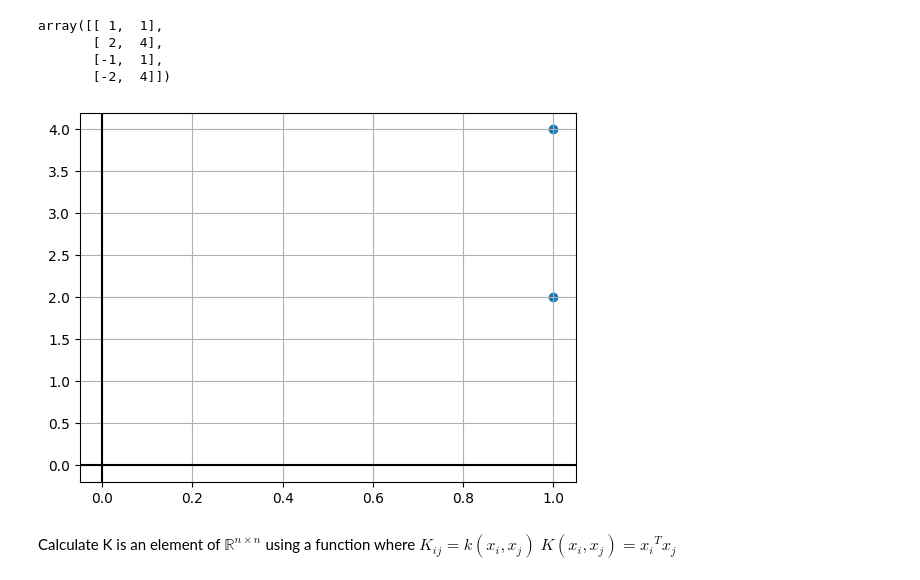
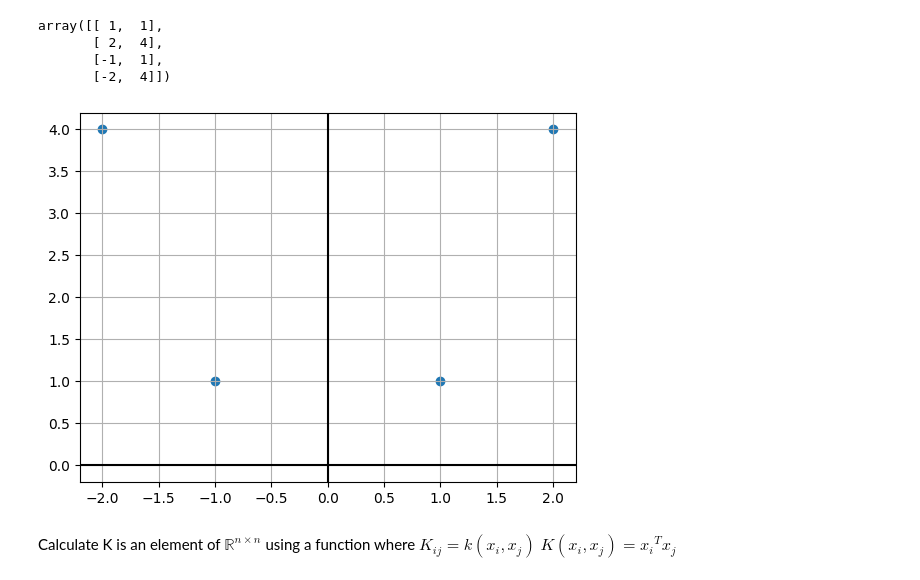
Before and after one commit to Yukti123Ramtani/data-science-projects, a Jupyter notebook: mltalgos_appendix-tools-for-deep-learning/kernepca.ipynb, the cells around one changed output. Saved outputs shown, nothing was run; the diff lists cells and outputs as text; code cells hidden in the pictures.

```diff
--- a/mltalgos_appendix-tools-for-deep-learning/kernepca.ipynb
+++ b/mltalgos_appendix-tools-for-deep-learning/kernepca.ipynb
@@ -20,12 +20,12 @@ array([[ 1,  1],
        [-1,  1],
        [-2,  4]])
 # %%
-plt.scatter(x[0,:],x[1,:])
+plt.scatter(x[:,0],x[:,1])
 plt.axhline(color="k")
 plt.axvline(color="k")
 plt.grid()
 # %% [output]
-[figure, old version]
+[figure, new version]
 # %% [markdown]
 Calculate K is an element of $\mathbb{R}^{n \times n}$ using a function where ${K}_{ij} {=} {k}({x_i},{x_j}) $
 ${K}({x_i},{x_j})={x_i}^T{x_j}$
```
